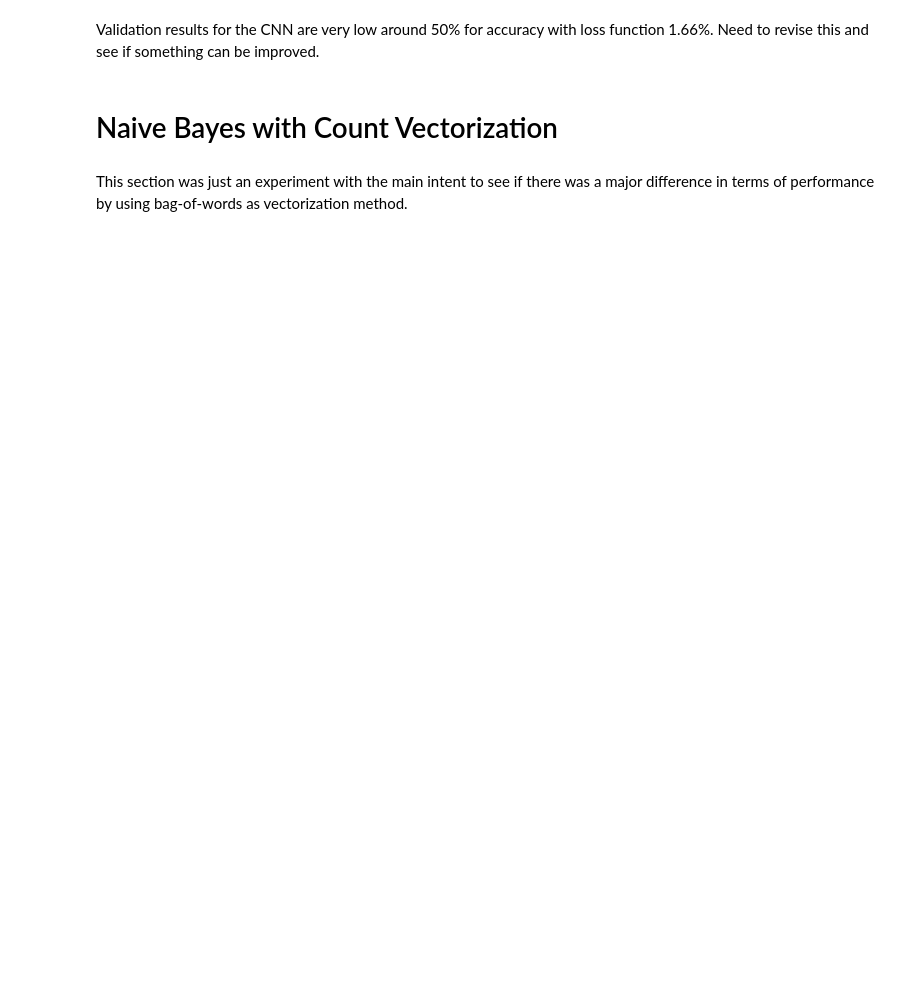
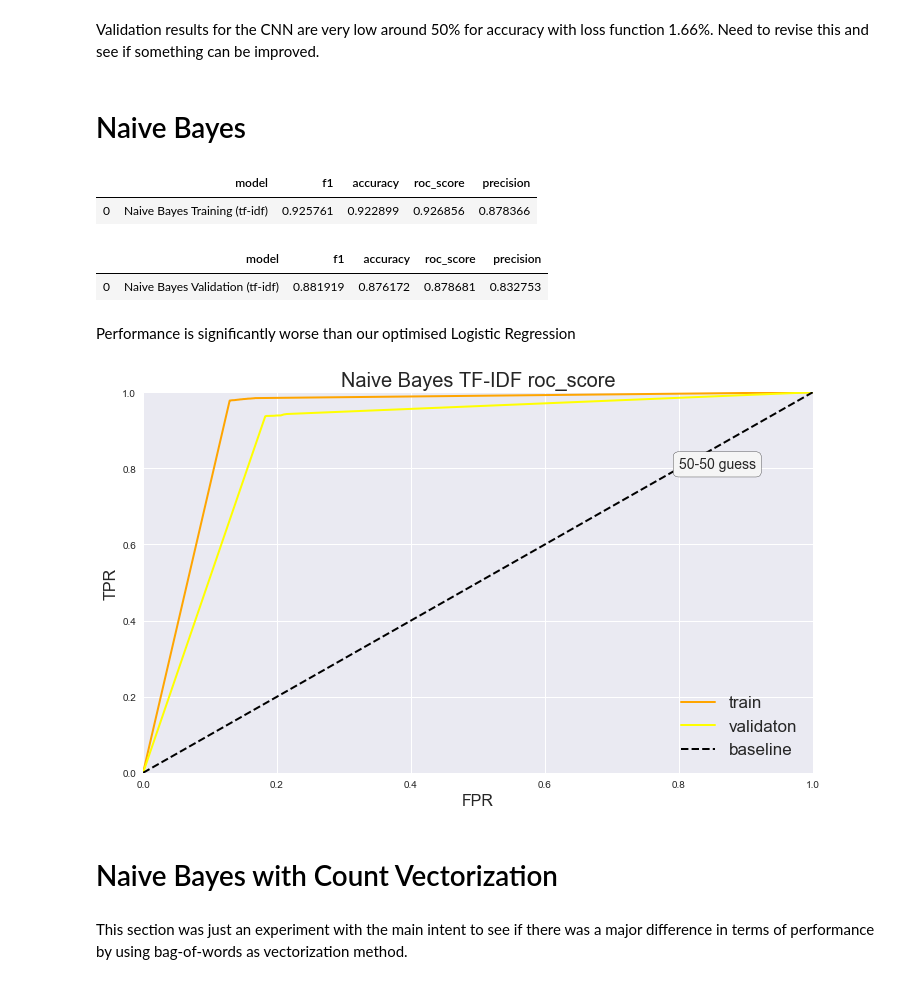
Before and after one commit to matteomm/twitter_sentiment_analysis_hatespeech, a Jupyter notebook: notebooks/modelling.ipynb, the cells around one changed output. Drawn from its saved outputs; the diff is of its cells as text; code cells hidden in the pictures; blank space fills up the shorter version.

```diff
--- a/notebooks/modelling.ipynb
+++ b/notebooks/modelling.ipynb
@@ -353,6 +369,31 @@ NameError: name 'emb_model' is not defined
 # %% [markdown]
 Validation results for the CNN are very low around 50% for accuracy with loss function 1.66%.
 Need to revise this and see if something can be improved.
+# %% [markdown]
+# Naive Bayes
+# %%
+naives_bayes_clas = GaussianNB()
+
+# fitting the model
+naive_model = naives_bayes_clas.fit(X_train, Y_train)
+# %%
+naive_model_train = calculate_performance_1(naive_model,X_train, Y_train, 'Naive Bayes Training (tf-idf)')
+naive_model_train
+# %% [output]
+|  | model | f1 | accuracy | roc_score | precision |
+| 0 | Naive Bayes Training (tf-idf) | 0.925761 | 0.922899 | 0.926856 | 0.878366 |
+# %%
+naive_model_val = calculate_performance_1(naive_model, x_val, y_val, 'Naive Bayes Validation (tf-idf)')
+naive_model_val
+# %% [output]
+|  | model | f1 | accuracy | roc_score | precision |
+| 0 | Naive Bayes Validation (tf-idf) | 0.881919 | 0.876172 | 0.878681 | 0.832753 |
+# %% [markdown]
+Performance is significantly worse than our optimised Logistic Regression
+# %%
+plot_roc_curve_1(naive_model, X_train, x_val, Y_train, y_val, 'Naive Bayes TF-IDF' )
+# %% [output]
+[figure, added]
 # %% [markdown]
 # Naive Bayes with Count Vectorization
 # %% [markdown]
```
Also changed, not shown: parts of 62 cells of this notebook, 2 other files.
